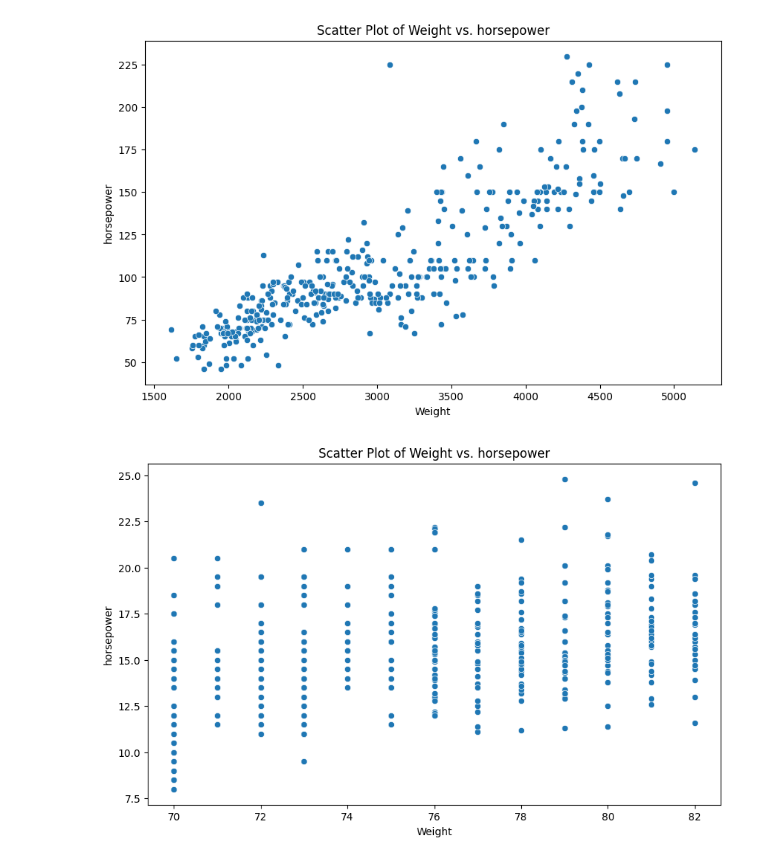
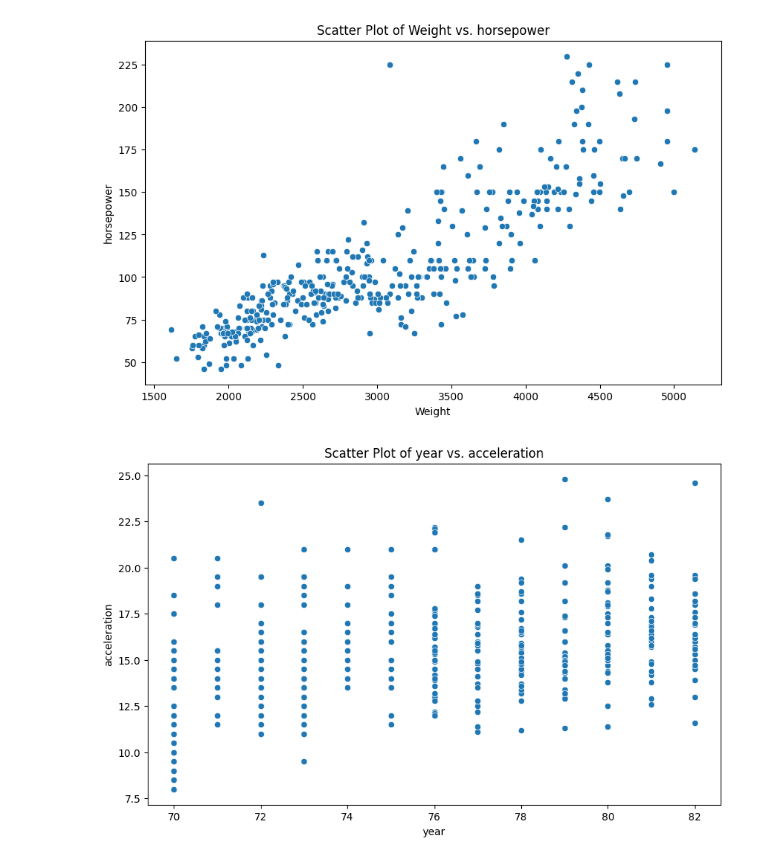
Before and after one commit to GabrielRomaoG/correlation_heatmap_python, a Jupyter notebook: heat_map.ipynb, the cells around one changed output. Cells and saved outputs as stored; diff of their text form; code cells hidden in the pictures.

```diff
--- a/heat_map.ipynb
+++ b/heat_map.ipynb
@@ -125,12 +127,13 @@ plt.show()
 # %% [output]
 [figure]
 # %%
-# Relationship between Weight and MPG
+# The correlation between year and acceleration is 0.28
+# plotting this relationship
 plt.figure(figsize=(10, 6))
 sns.scatterplot(x='year', y='acceleration', data=auto_df)
-plt.title('Scatter Plot of Weight vs. horsepower')
-plt.xlabel('Weight')
-plt.ylabel('horsepower')
+plt.title('Scatter Plot of year vs. acceleration')
+plt.xlabel('year')
+plt.ylabel('acceleration')
 plt.show()
 # %% [output]
-[figure, old version]
+[figure, new version]
```
Also changed, not shown: parts of 3 cells of this notebook.
